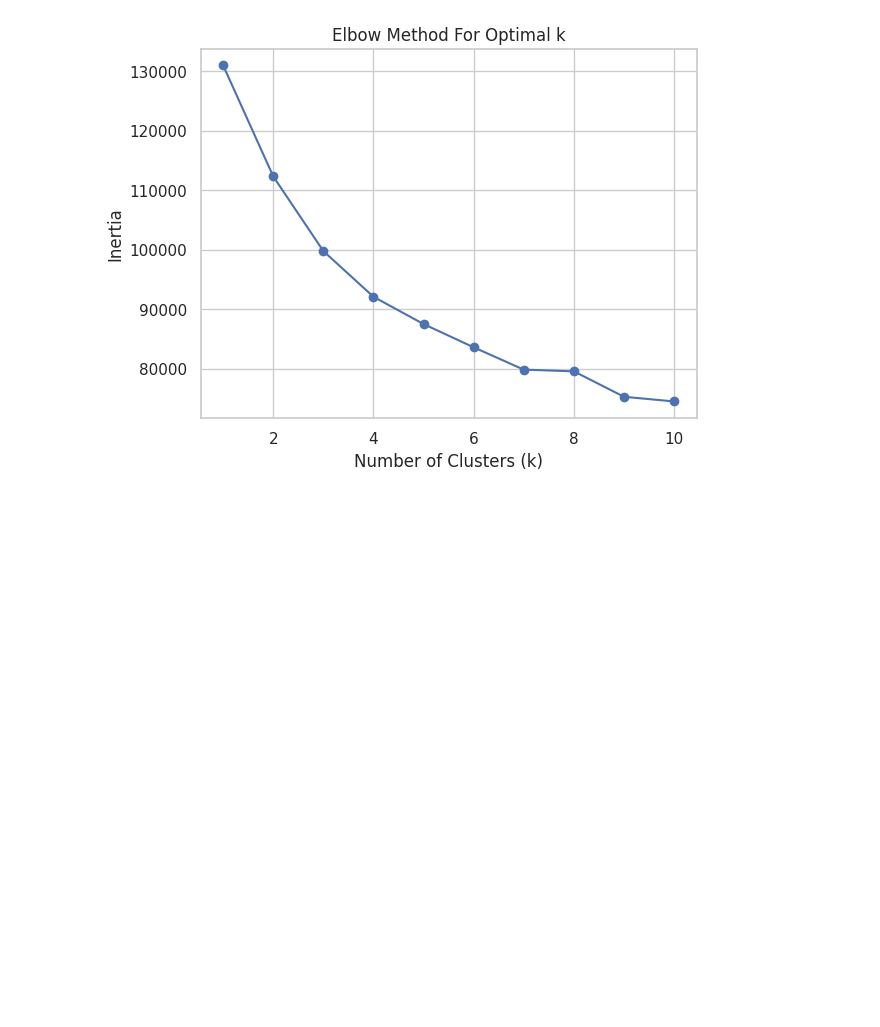
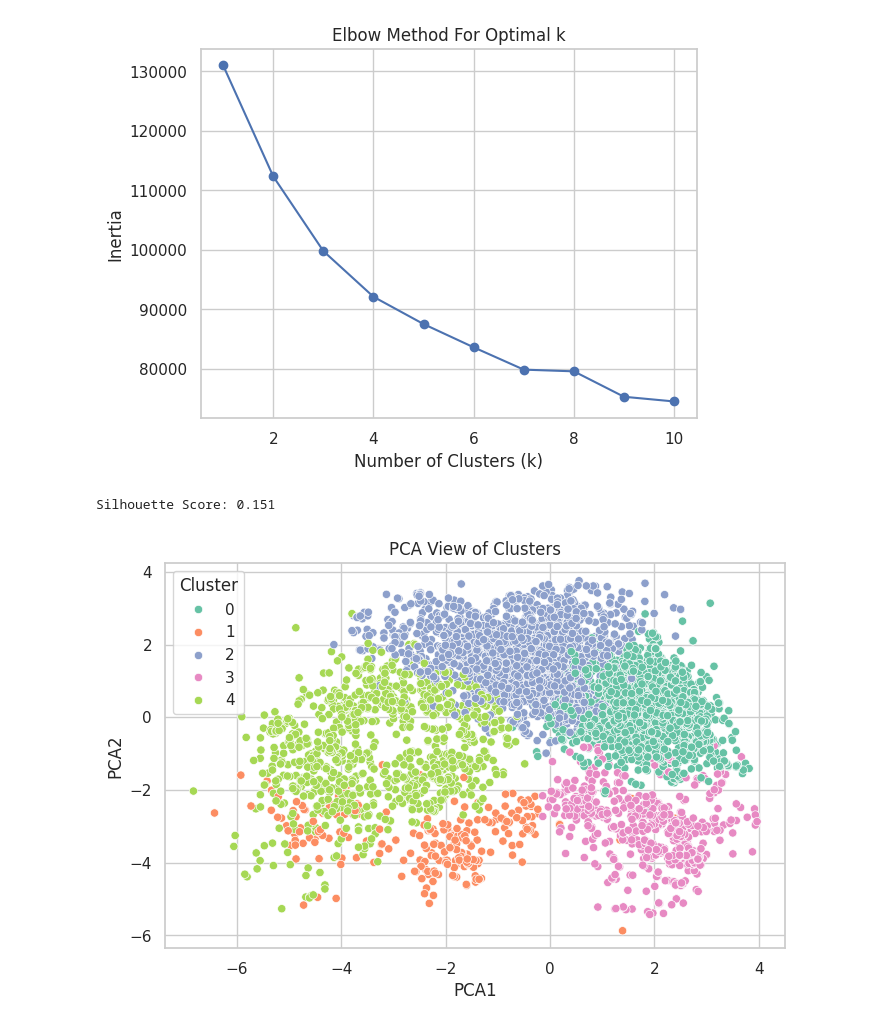
Before and after one commit to gabrielaaguiv5/ProjectI, a Jupyter notebook: notebooks/01_eda_overview.ipynb, the cells around one changed output. Cells and saved outputs as stored; diff of their text form; code cells hidden in the pictures; blank space fills up the shorter version.

```diff
--- a/notebooks/01_eda_overview.ipynb
+++ b/notebooks/01_eda_overview.ipynb
@@ -504,3 +504,26 @@ plt.grid(True)
 plt.show()
 # %% [output]
 [figure]
+# %%
+from sklearn.metrics import silhouette_score
+
+score = silhouette_score(X_scaled, datos['Cluster'])
+print(f"Silhouette Score: {score:.3f}")
+# %% [output]
+Silhouette Score: 0.151
+# %%
+from sklearn.decomposition import PCA
+import seaborn as sns
+
+pca = PCA(n_components=2)
+X_pca = pca.fit_transform(X_scaled)
+
+datos['PCA1'] = X_pca[:, 0]
+datos['PCA2'] = X_pca[:, 1]
+
+plt.figure(figsize=(8, 5))
+sns.scatterplot(data=datos, x='PCA1', y='PCA2', hue='Cluster', palette='Set2')
+plt.title('PCA View of Clusters')
+plt.show()
+# %% [output]
+[figure, added]
```
